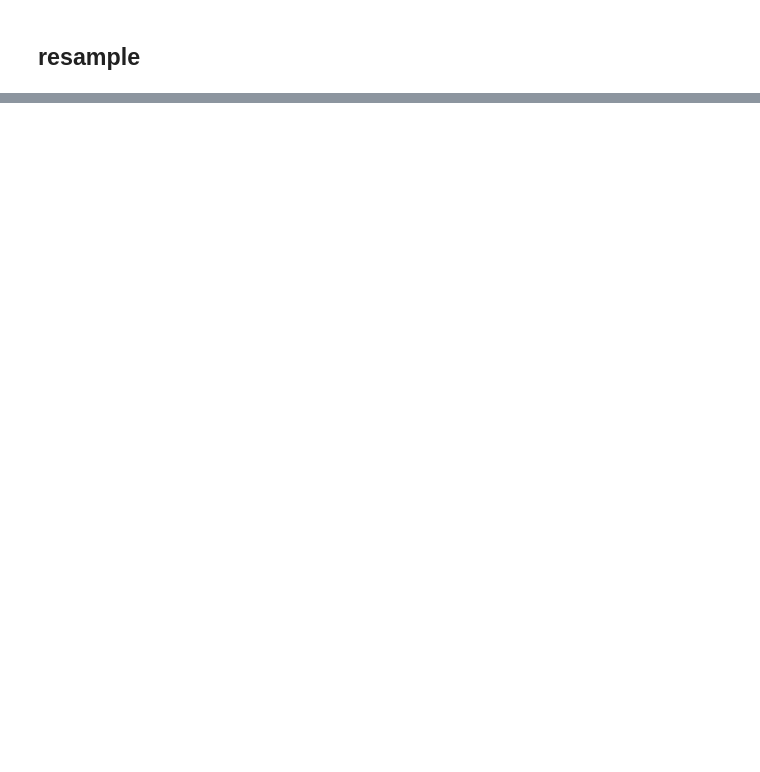
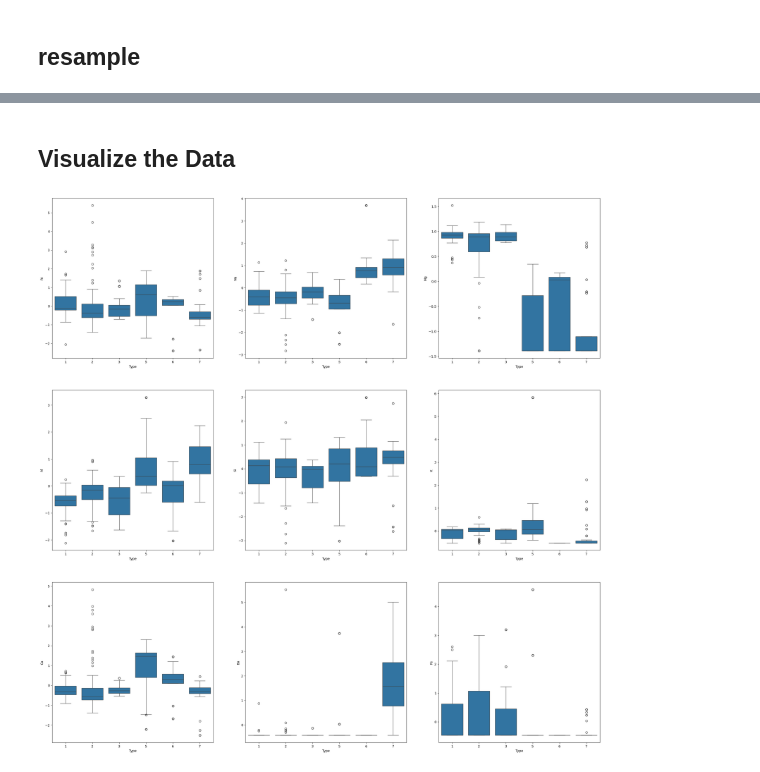
Before and after one commit to notfakearcher/yanjun, a Jupyter notebook: 01_topics/machine_learning/supervised_learning/majorityvoting.ipynb, the cells around one changed output, grey strips where cells are left out. Drawn from its saved outputs; the diff is of its cells as text; code cells hidden in the pictures; blank space fills up the shorter version.

```diff
--- a/01_topics/machine_learning/supervised_learning/majorityvoting.ipynb
+++ b/01_topics/machine_learning/supervised_learning/majorityvoting.ipynb
@@ -130,0 +123,3 @@ glass_2
+# %%
+glass_3 = glass_2.copy()
+glass_3 = glass_4 = glass_3.drop(columns = 'ID')
@@ -130,0 +128,6 @@ glass_2
+# %%
+st = StandardScaler()
+glass_3 = st.fit_transform(glass_3)
+glass_3 = pd.DataFrame(data = glass_3, index = glass_4.index, columns = glass_4.columns)
+glass_3['Type'] = glass_4['Type']
+glass_3
@@ -130,0 +148,10 @@ glass_2
+# %% [markdown]
+## Visualize the Data
+# %%
+fig, ax = plt.subplots(nrows = 3, ncols =3, figsize = (30,30))
+ax = np.ravel(ax)
+for i in range(0,9):
+  sns.boxplot(ax = ax[i], data = glass_3, y = glass_3.columns.values[i], x = 'Type')
+plt.show()
+# %% [output]
+[figure, added]
```
Also changed, not shown: parts of 6 cells of this notebook.
